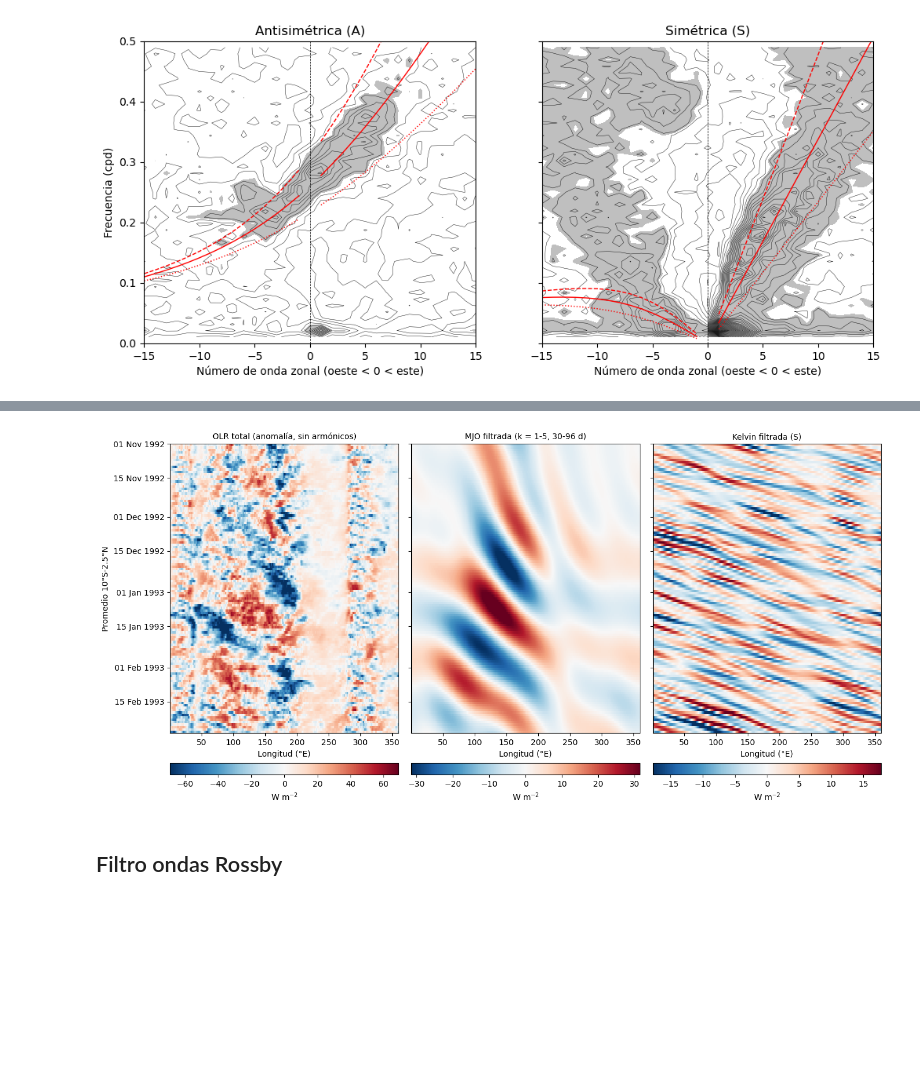
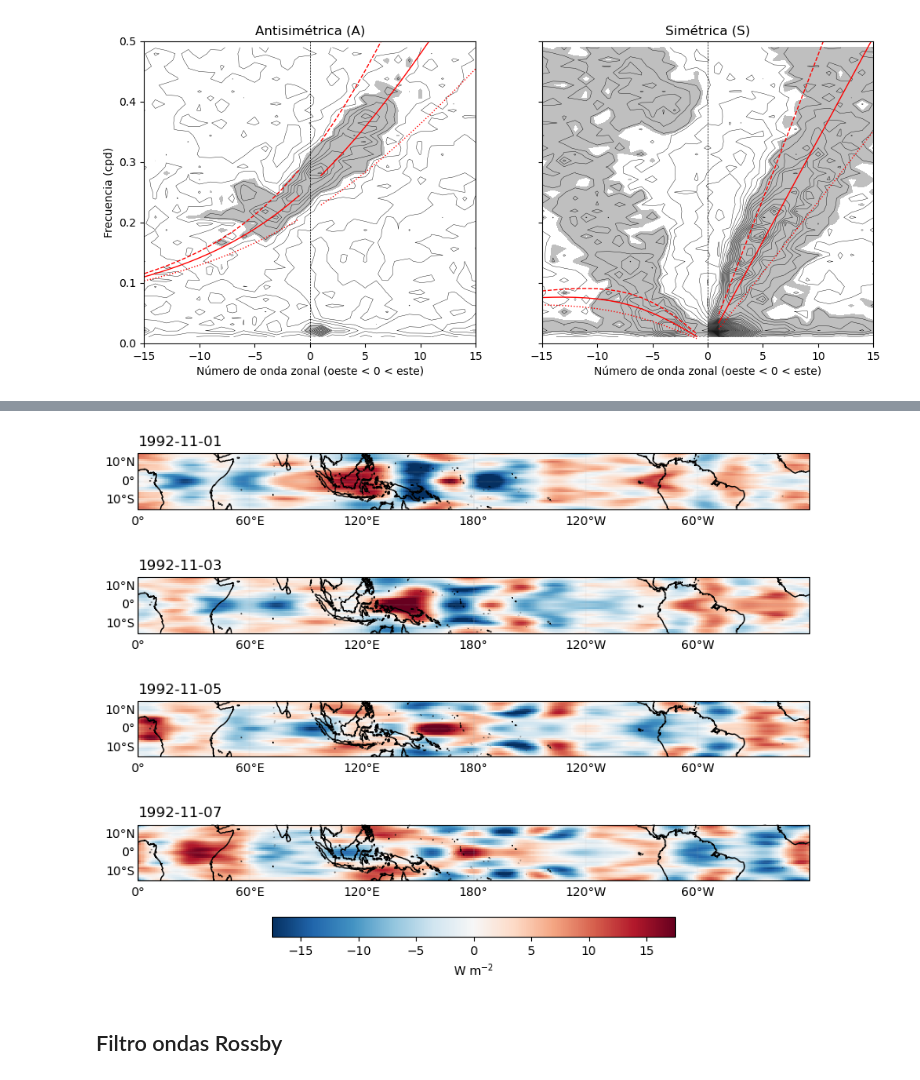
Before and after one commit to Juliant06/paper_soms_mjo, a Jupyter notebook: som_mjo.ipynb, the cells around one changed output, grey strips where cells are left out. Saved outputs shown, nothing was run; the diff lists cells and outputs as text; code cells hidden in the pictures; blank space fills up the shorter version.

```diff
--- a/som_mjo.ipynb
+++ b/som_mjo.ipynb
@@ -52,10 +55,41 @@ print(mask.sum())                             # el artículo pide al menos 735 c
 # %%
-from wk_99_filter import wk_99_filter, graficar_hovmoller
+wk = wk_99_filter(sub)
+y, mask = wk.filtrar_onda('kelvin')      # (N, lat, lon): solo la señal Kelvin
 
-wk = wk_99_filter(sub)          # tu registro (o el subconjunto que ya probaste)
-fig = graficar_hovmoller(wk, '1992-11-01', '1993-02-28', salida='hovmoller.png')
+N = y.shape[0]
+kelvin = xr.DataArray(
+    y, dims=('time', 'lat', 'lon'),
+    coords={'time': wk.olr.time.values[:N], 'lat': wk.olr.lat.values, 'lon': wk.olr.lon.values},
+    name='olr_kelvin', attrs={'units': 'W m-2'})
+
+kelvin.to_netcdf('olr_kelvin.nc')
-# %% [output]
-[figure, removed]
+# %%
+import numpy as np
+import matplotlib.pyplot as plt
+import cartopy.crs as ccrs
+
+# 4 fechas a elegir (dentro del registro y lejos de sus extremos)
+fechas = ['1992-11-01', '1992-11-03', '1992-11-05', '1992-11-07']
+
+proj = ccrs.PlateCarree(central_longitude=180)
+fig, axs = plt.subplots(4, 1, figsize=(10, 9), subplot_kw={'projection': proj})
+
+# misma escala de color para los cuatro mapas
+vmax = float(np.abs(kelvin.sel(time=fechas, method='nearest')).quantile(0.99))
+
+for ax, fecha in zip(axs, fechas):
+    campo = kelvin.sel(time=fecha, method='nearest')
+    im = ax.pcolormesh(campo.lon, campo.lat, campo, cmap='RdBu_r',
+                       vmin=-vmax, vmax=vmax, transform=ccrs.PlateCarree())
+    ax.coastlines()
+    ax.set_extent([-180, 180, -15, 15], crs=proj)
+    ax.gridlines(draw_labels=['left', 'bottom'], linewidth=0.3, linestyle=':')
+    ax.set_title(str(campo.time.values)[:10], loc='left')
+
+fig.colorbar(im, ax=axs, orientation='horizontal', pad=0.06, shrink=0.6, label='W m$^{-2}$')
+plt.show()
+# %% [output]
+[figure, added]
 # %% [markdown]
 ## Filtro ondas Rossby
 # %% [markdown]
```
Also changed, not shown: parts of 2 cells of this notebook.
